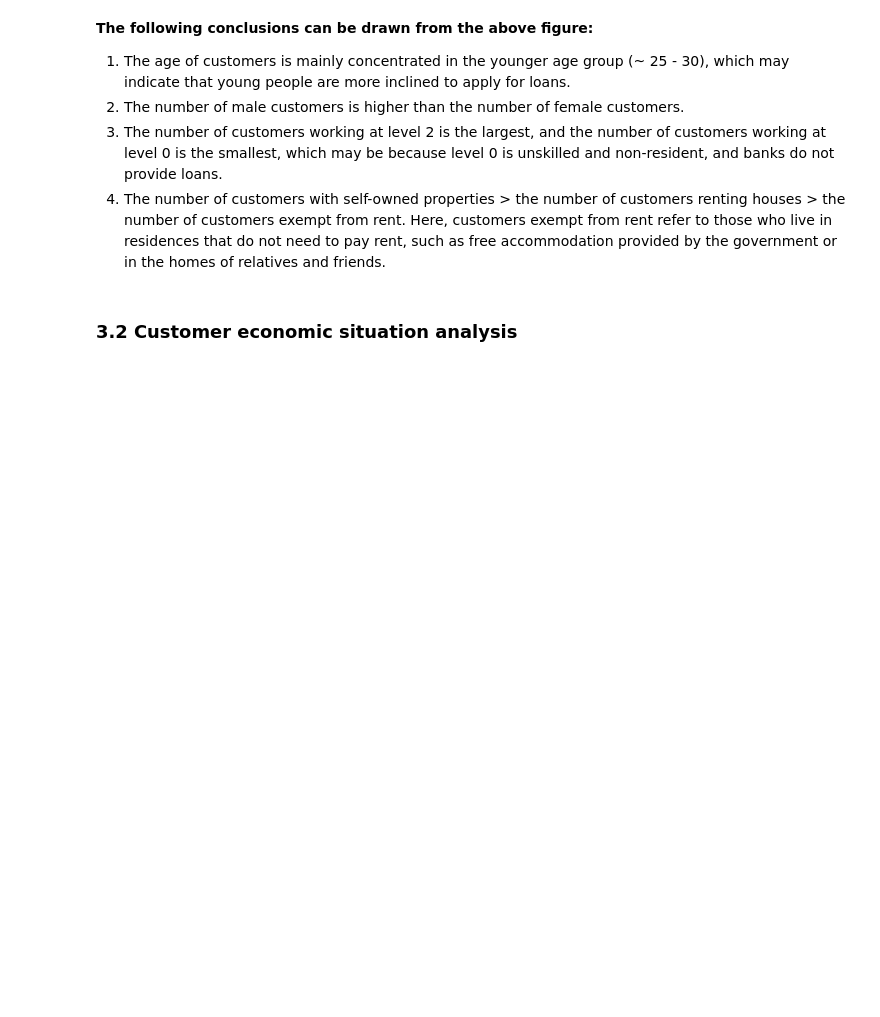
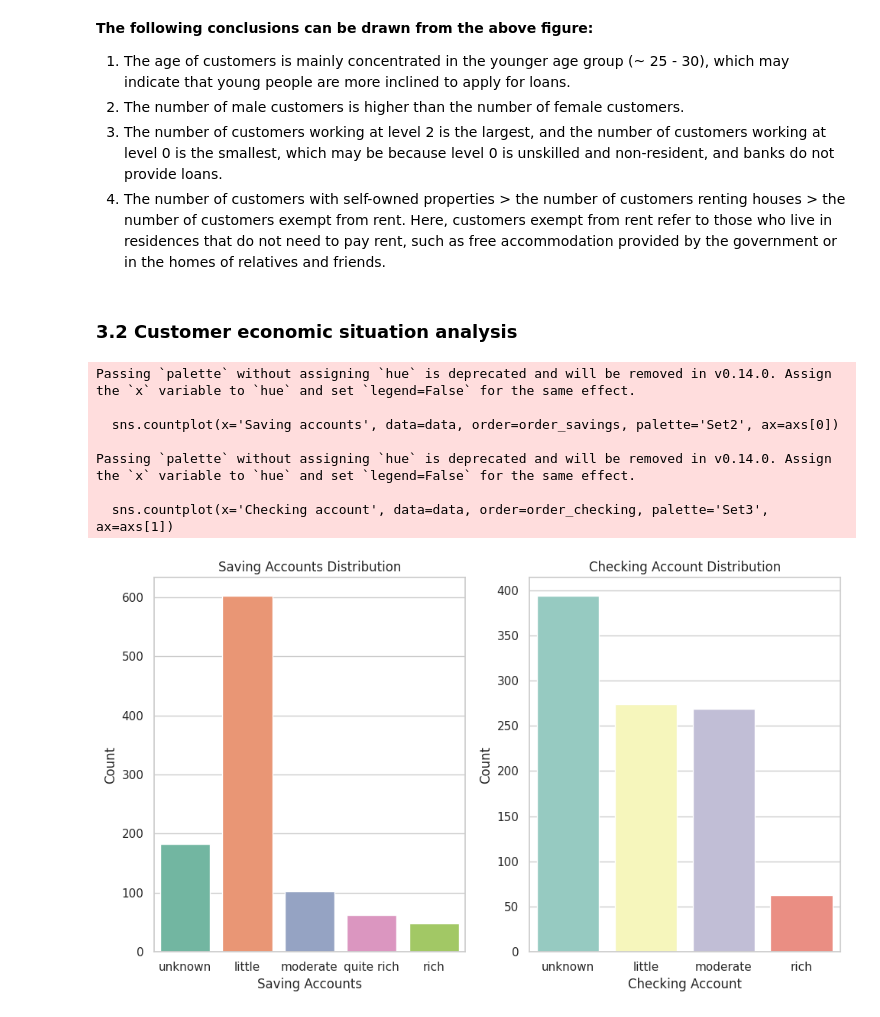
Before and after one commit to dataelvisliang/german_credit_risk, a Jupyter notebook: German_Credit_Risk.ipynb, the cells around one changed output. Cells and saved outputs as stored; diff of their text form; code cells hidden in the pictures; blank space fills up the shorter version.

```diff
--- a/German_Credit_Risk.ipynb
+++ b/German_Credit_Risk.ipynb
@@ -228,3 +228,31 @@ Passing `palette` without assigning `hue` is deprecated and will be removed in v
 4. The number of customers with self-owned properties > the number of customers renting houses > the number of customers exempt from rent. Here, customers exempt from rent refer to those who live in residences that do not need to pay rent, such as free accommodation provided by the government or in the homes of relatives and friends.
 # %% [markdown]
 ### 3.2 **Customer economic situation analysis**
+# %%
+order_savings = ['unknown', 'little', 'moderate', 'quite rich', 'rich']
+order_checking = ['unknown', 'little', 'moderate', 'rich']
+
+fig, axs = plt.subplots(1, 2, figsize=(10,6))
+
+# Savings account status distribution
+sns.countplot(x='Saving accounts', data=data, order=order_savings, palette='Set2', ax=axs[0])
+axs[0].set_title('Saving Accounts Distribution')
+axs[0].set_xlabel('Saving Accounts')
+axs[0].set_ylabel('Count')
+
+# Checking account status distribution
+sns.countplot(x='Checking account', data=data, order=order_checking, palette='Set3', ax=axs[1])
+axs[1].set_title('Checking Account Distribution')
+axs[1].set_xlabel('Checking Account')
+axs[1].set_ylabel('Count')
+plt.tight_layout()
+plt.show()
+# %% [output]
+Passing `palette` without assigning `hue` is deprecated and will be removed in v0.14.0. Assign the `x` variable to `hue` and set `legend=False` for the same effect.
+
+  sns.countplot(x='Saving accounts', data=data, order=order_savings, palette='Set2', ax=axs[0])
+
+Passing `palette` without assigning `hue` is deprecated and will be removed in v0.14.0. Assign the `x` variable to `hue` and set `legend=False` for the same effect.
+
+  sns.countplot(x='Checking account', data=data, order=order_checking, palette='Set3', ax=axs[1])
+[figure, added]
```
Also changed, not shown: parts of 9 cells of this notebook.
